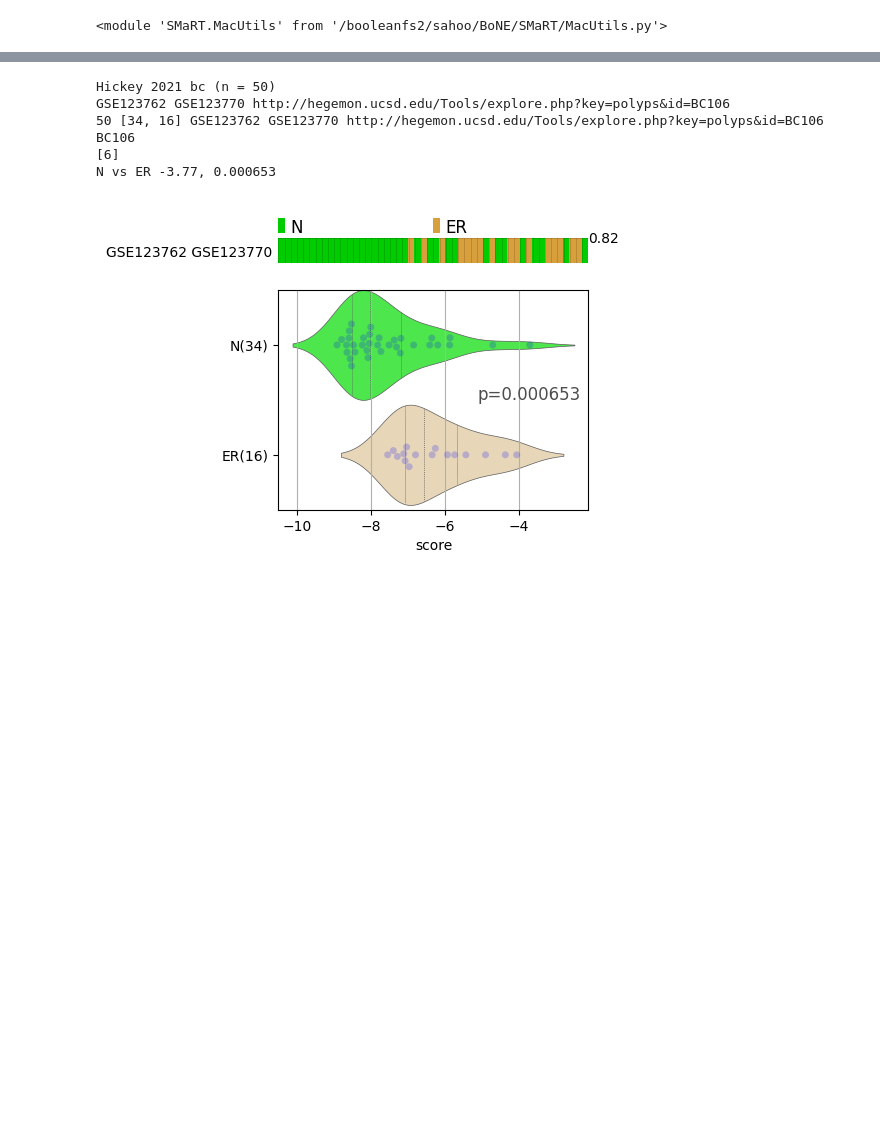
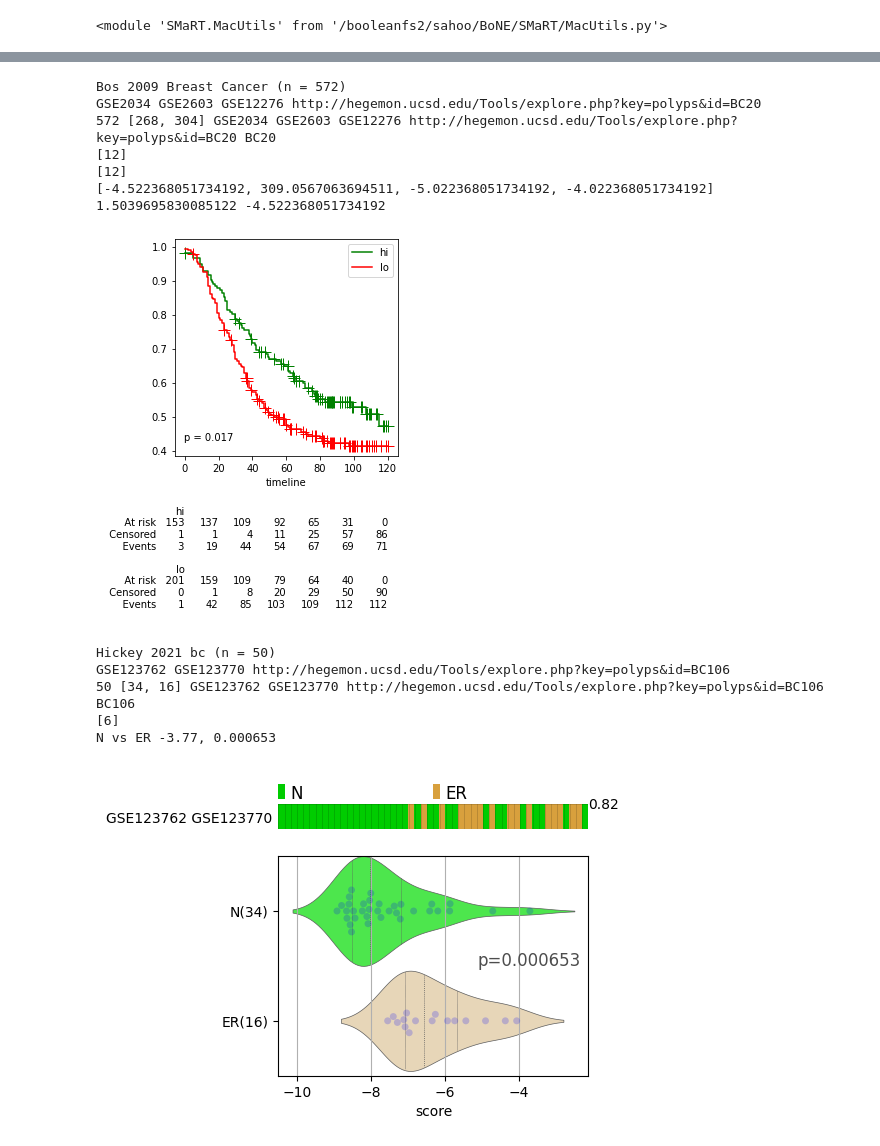
Before and after one commit to hmhaque/Mast-cell, a Jupyter notebook: source/figure-5.ipynb, the cells around one changed output, grey strips where cells are left out. Saved outputs shown, nothing was run; the diff lists cells and outputs as text; code cells hidden in the pictures; blank space fills up the shorter version.

```diff
--- a/source/figure-5.ipynb
+++ b/source/figure-5.ipynb
@@ -33,3 +83,29 @@ import matplotlib.pyplot as plt
+# %%
+wt1, l1 = [1], [['FCER1A','MS4A2', 'CMA1', 'SLC18A2', 'TPSAB1', 'MRGPRX2']]
+ana = bone.IBDAnalysis()
+ana.getSurvival('BC20')
+er = ana.h.getExprData('205225_at') #ESR1
+erthr = ana.h.getThrData('205225_at')
+erpos = [i for i in ana.h.aRange() if float(er[i]) > erthr[0]]
+erneg = [i for i in ana.h.aRange() if float(er[i]) <= erthr[0]]
+ana.orderData(l1, wt1)
+thr = hu.getThrData(ana.f_ranks)
+ranks, nm = bone.getNoiseMargin(ana.h, l1, wt1)
+fthr = thr[0]
+hi = [i for i in erpos if ana.f_ranks[i-2] > fthr]
+lo = [i for i in erpos if ana.f_ranks[i-2] <= fthr]
+group = [ ['hi', 'green', hi], ['lo', 'red', lo]]
+ax,bp = ana.printSurvival(fthr = None, pG = group, genex = None, ct = 120, ax = None)
+plt.savefig("pdf-res/Figure5-C-BOSS-ESR1.pdf",dpi=400,bbox_inches="tight")
+# %% [output]
+Bos 2009 Breast Cancer (n = 572)
+GSE2034 GSE2603 GSE12276 http://hegemon.ucsd.edu/Tools/explore.php?key=polyps&id=BC20
+572 [268, 304] GSE2034 GSE2603 GSE12276 http://hegemon.ucsd.edu/Tools/explore.php?key=polyps&id=BC20 BC20
+[12]
+[12]
+[-4.522368051734192, 309.0567063694511, -5.022368051734192, -4.022368051734192]
+1.5039695830085122 -4.522368051734192
+[figure, added]
 # %%
 wt1, l1 = [1], [['FCER1A','MS4A2', 'CMA1', 'SLC18A2', 'TPSAB1', 'MRGPRX2']]
 ana = bone.IBDAnalysis()
```
Also changed, not shown: parts of 2 cells of this notebook.
